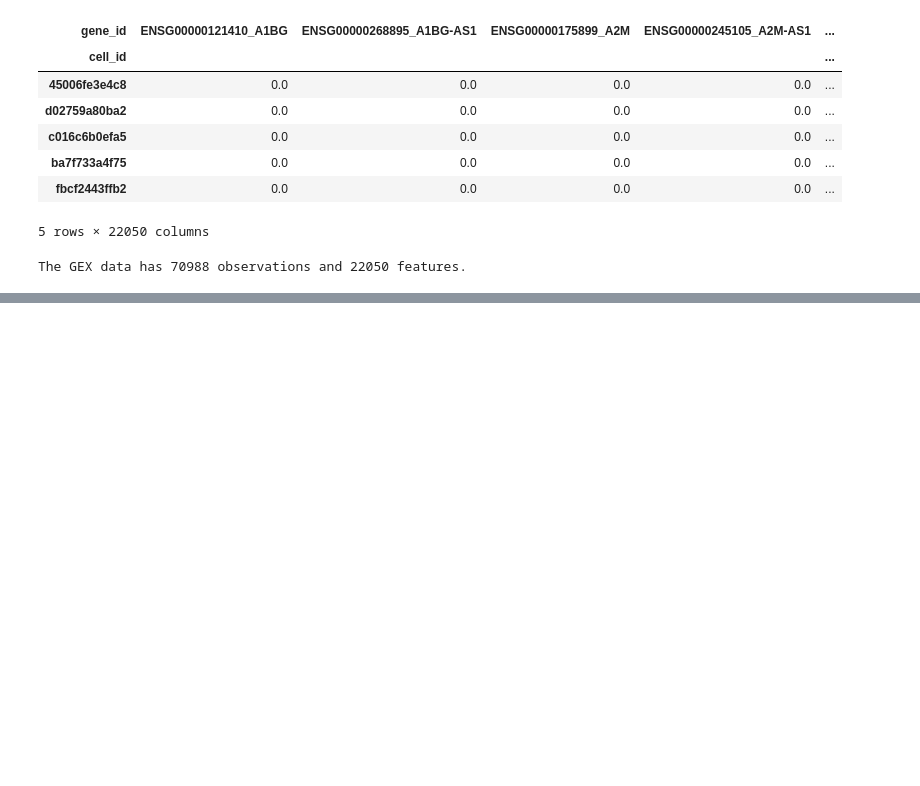
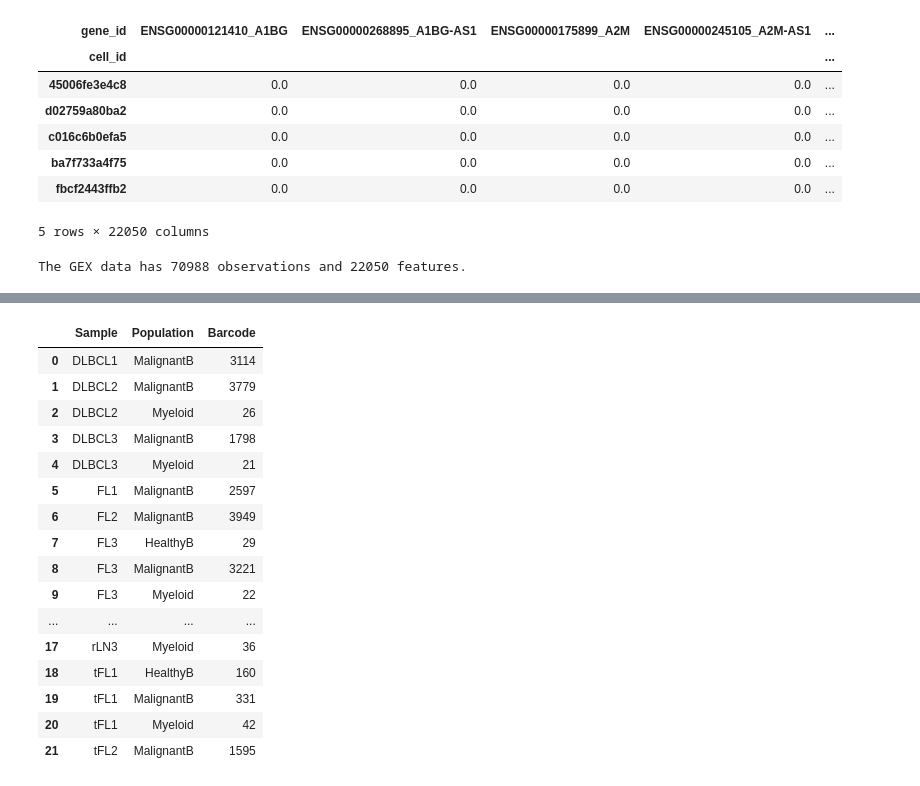
Before and after one commit to dinozor-petitpied/Capstone, a Jupyter notebook: Notebooks/AnneSophie_Howard_sprint1.ipynb, the cells around one changed output, grey strips where cells are left out. Saved outputs shown, nothing was run; the diff lists cells and outputs as text; code cells hidden in the pictures; blank space fills up the shorter version.

```diff
--- a/Notebooks/AnneSophie_Howard_sprint1.ipynb
+++ b/Notebooks/AnneSophie_Howard_sprint1.ipynb
@@ -99,0 +153,22 @@ import dask.dataframe as dd
+# %%
+# I want to check the status of each cell in each sample. id : are all cells malignant in DLBCL?
+cell_type_df = sample_sheet_df.groupby(['Sample', 'Population'])['Barcode'].count().reset_index()
+cell_type_df
+# %% [output]
+|  | Sample | Population | Barcode |
+| 0 | DLBCL1 | MalignantB | 3114 |
+| 1 | DLBCL2 | MalignantB | 3779 |
+| 2 | DLBCL2 | Myeloid | 26 |
+| 3 | DLBCL3 | MalignantB | 1798 |
+| 4 | DLBCL3 | Myeloid | 21 |
+| 5 | FL1 | MalignantB | 2597 |
+| 6 | FL2 | MalignantB | 3949 |
+| 7 | FL3 | HealthyB | 29 |
+| 8 | FL3 | MalignantB | 3221 |
+| 9 | FL3 | Myeloid | 22 |
+| ... | ... | ... | ... |
+| 17 | rLN3 | Myeloid | 36 |
+| 18 | tFL1 | HealthyB | 160 |
+| 19 | tFL1 | MalignantB | 331 |
+| 20 | tFL1 | Myeloid | 42 |
+| 21 | tFL2 | MalignantB | 1595 |
```
Also changed, not shown: parts of 22 cells of this notebook.
